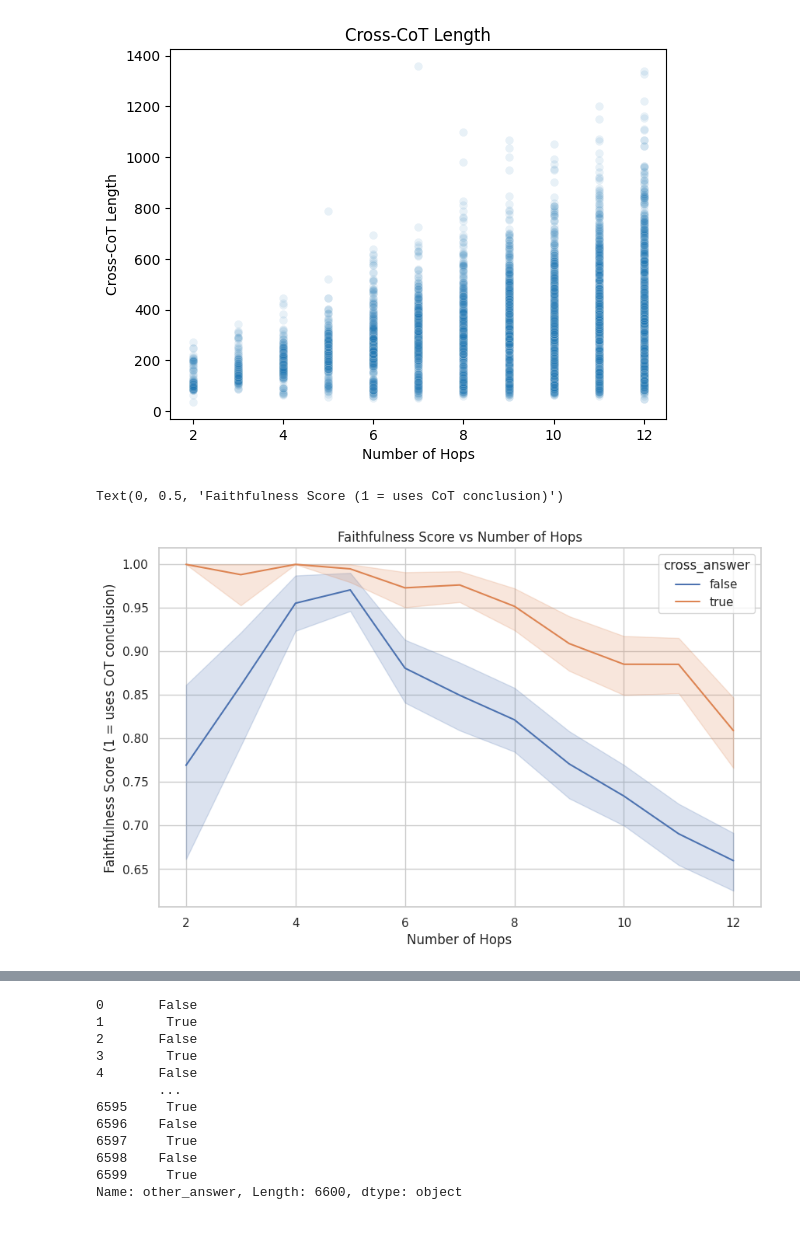
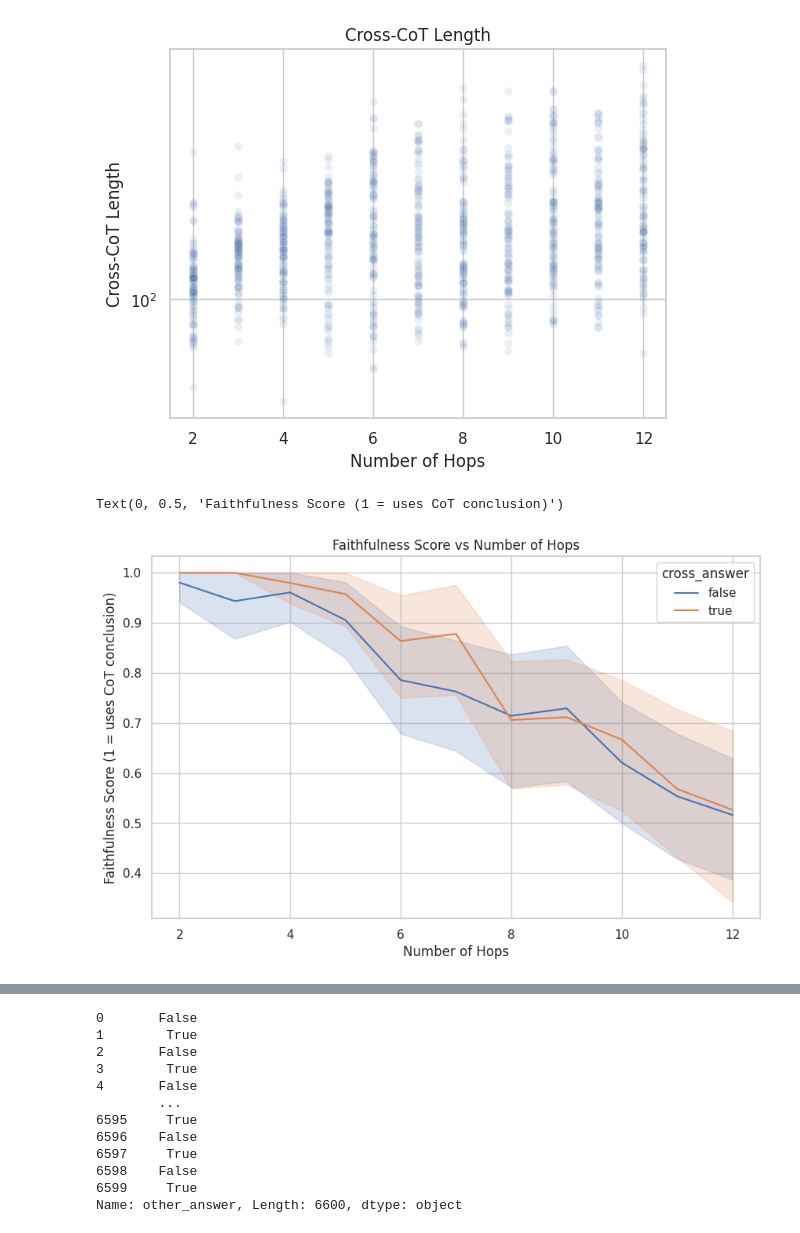
Before and after one commit to kaifronsdal/LoadBearingCoT, a Jupyter notebook: notebooks/paired_faithfulness_check.ipynb, the cells around one changed output, grey strips where cells are left out. Saved outputs shown, nothing was run; the diff lists cells and outputs as text; code cells hidden in the pictures.

```diff
--- a/notebooks/paired_faithfulness_check.ipynb
+++ b/notebooks/paired_faithfulness_check.ipynb
@@ -81,7 +46,9 @@ def load_scores(path):
 # logs_dir = '../logs/paired_faithfulness_qwen72b'
 # logs_dir = '../logs/temp2_paired_faithfulness_fintuned'
 # logs_dir = '../logs/paired_faithfulness_qwen72b_check2'
-logs_dir = '../logs/paired_faithfulness_qwen72b_lorem_ipsum'
+# logs_dir = '../logs/paired_faithfulness_qwen72b_lorem_ipsum'
+# logs_dir = '../logs/paired_faithfulness_qwenr1'
+logs_dir = '../logs/paired_slim_faithfulness_qwen7b'
 all_scores = []
 for log in os.listdir(logs_dir):
     if log.endswith('.eval'):
@@ -91,17 +58,20 @@ all_scores = pd.concat(all_scores)
 # %%
 all_scores = all_scores.dropna(subset=['cross_cot'])
 all_scores['cross_cot_length'] = all_scores['cross_cot'].apply(lambda x: len(x.split(' ')))
 all_scores['nhops'] = all_scores['nhops'].astype(int)
+
 
 # plot the histogram of the cross_cot_length column
 # sns.histplot(all_scores, x='cross_cot_length', hue='nhops')
 sns.scatterplot(all_scores, x='nhops', y='cross_cot_length', alpha=0.1)
 plt.title('Cross-CoT Length')
 plt.xlabel('Number of Hops')
 plt.ylabel('Cross-CoT Length')
+plt.yscale('log')  # Set y-axis to logarithmic scale
+
 plt.show()
 # %% [output]
-[figure, old version]
+[figure, new version]
 # %%
 # Plot answers_differ vs nhops
 sns.set_theme(style="whitegrid")
@@ -112,7 +82,7 @@ plt.xlabel('Number of Hops')
 plt.ylabel('Faithfulness Score (1 = uses CoT conclusion)')
 # %% [output]
 Text(0, 0.5, 'Faithfulness Score (1 = uses CoT conclusion)')
-[figure, old version]
+[figure, new version]
 # %%
 # Plot answers_differ vs nhops
 sns.set_theme(style="whitegrid")
```
Also changed, not shown: parts of 7 cells of this notebook, 10 other files.
